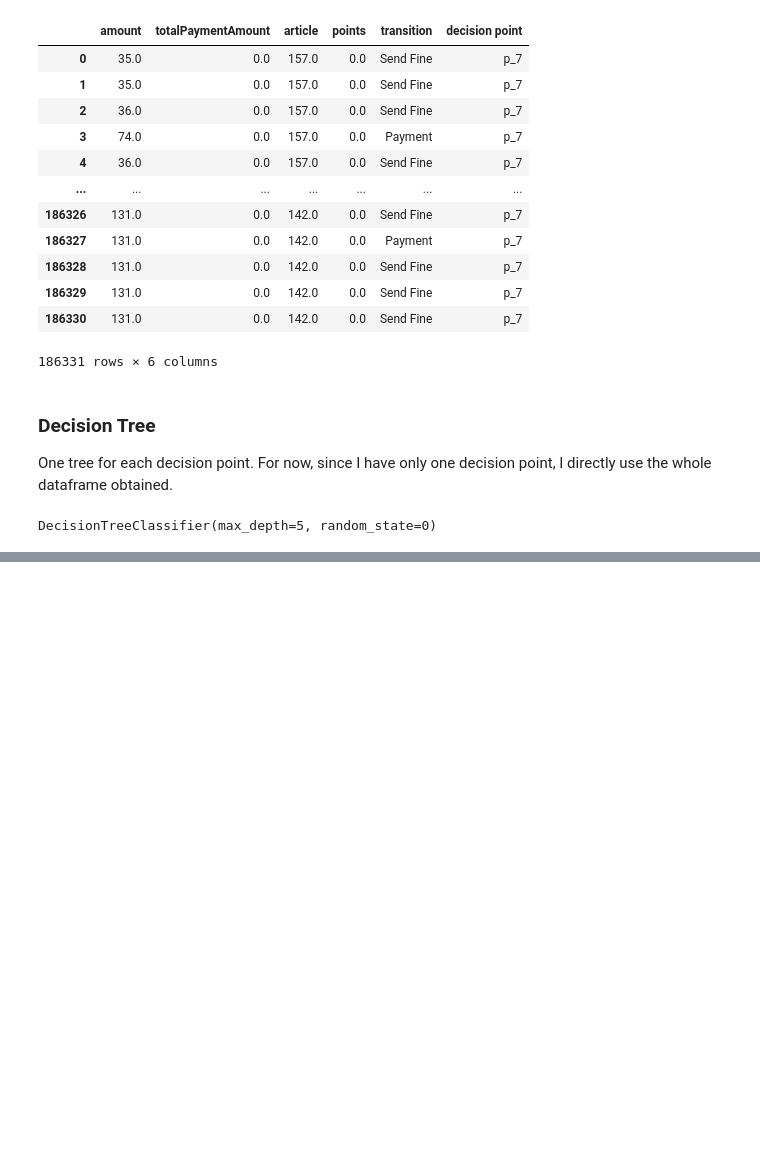
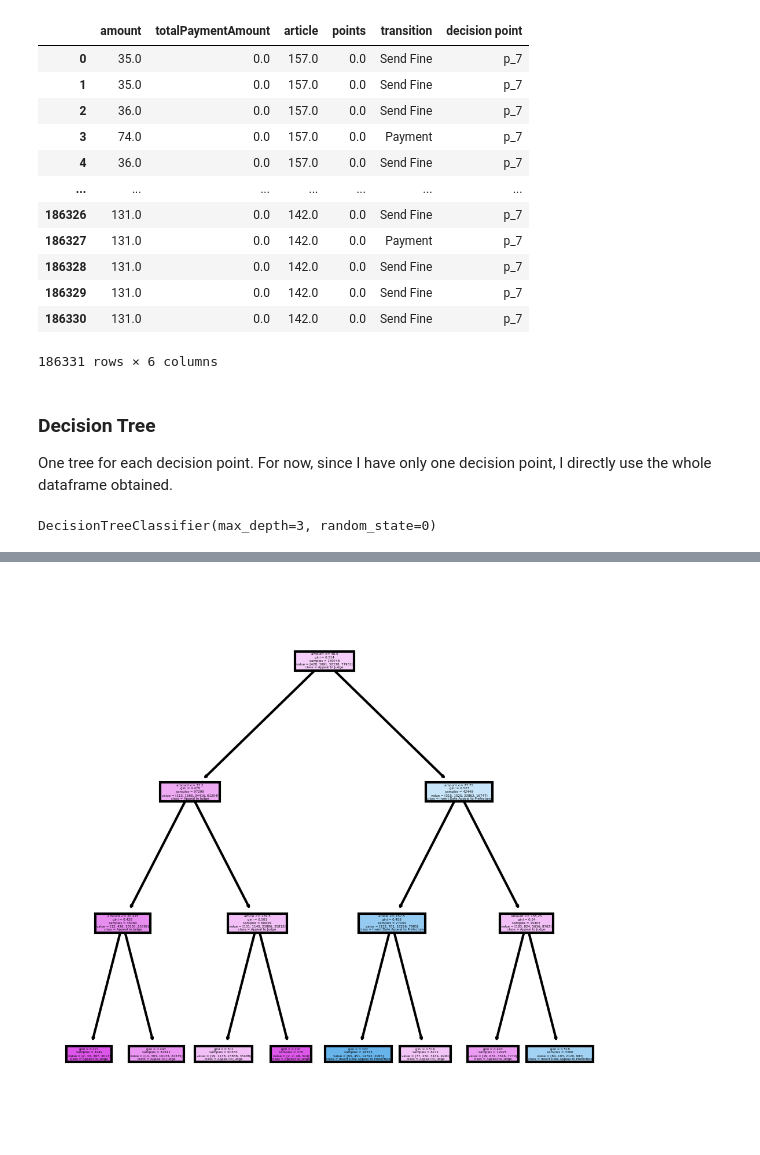
Before and after one commit to xovnsi/decision-points-analysis, a Jupyter notebook: main.ipynb, the cells around one changed output, grey strips where cells are left out. Saved outputs shown, nothing was run; the diff lists cells and outputs as text; code cells hidden in the pictures; blank space fills up the shorter version.

Commit message:
Trees using pm4py directly

```diff
--- a/main.ipynb
+++ b/main.ipynb
@@ -128,7 +129,7 @@ def create_dataframe_for_dp(dp):
     for case in gb.groups:
         for row in gb.groups[case]:
             if event_log.iloc[row]['concept:name'] in decision_points_and_trans[dp]:
-                row_iter = row - 1          # STARTING FROM THE LINE BEFORE THE TRANSITION HAPPENED
+                row_iter = row
                 instance_list = list()
                 for feature in features:
                     found = False
@@ -185,20 +186,20 @@ classes = final_df['transition'].unique()
 
 X_train, X_test, Y_train, Y_test = train_test_split(final_df[features], final_df['transition'], random_state=0)
 # %%
-tree_clf = DecisionTreeClassifier(max_depth = 5, random_state = 0)
+tree_clf = DecisionTreeClassifier(max_depth = 3, random_state = 0)
 
 tree_clf.fit(X_train, Y_train)
 # %% [output]
-DecisionTreeClassifier(max_depth=5, random_state=0)
+DecisionTreeClassifier(max_depth=3, random_state=0)
 # %%
 from sklearn import tree
+import matplotlib.pyplot as plt
 
-import graphviz
-dot_data = tree.export_graphviz(tree_clf, out_file=None,
-                                feature_names=features,
-                                class_names=classes,
-                                filled=True)
+fig, axes = plt.subplots(nrows = 1,ncols = 1,figsize = (4,4), dpi=300)
+tree.plot_tree(tree_clf,
+               feature_names = features,
+               class_names = classes,
+               filled = True)
 
-graph = graphviz.Source(dot_data, format="png")
-graph.render("decision_tree_graphivz")
+fig.savefig('tree.png')
 # %% [output]
@@ -205,0 +206 @@ graph.render("decision_tree_graphivz")
+[figure, added]
```
Also changed, not shown: parts of 4 cells of this notebook.
